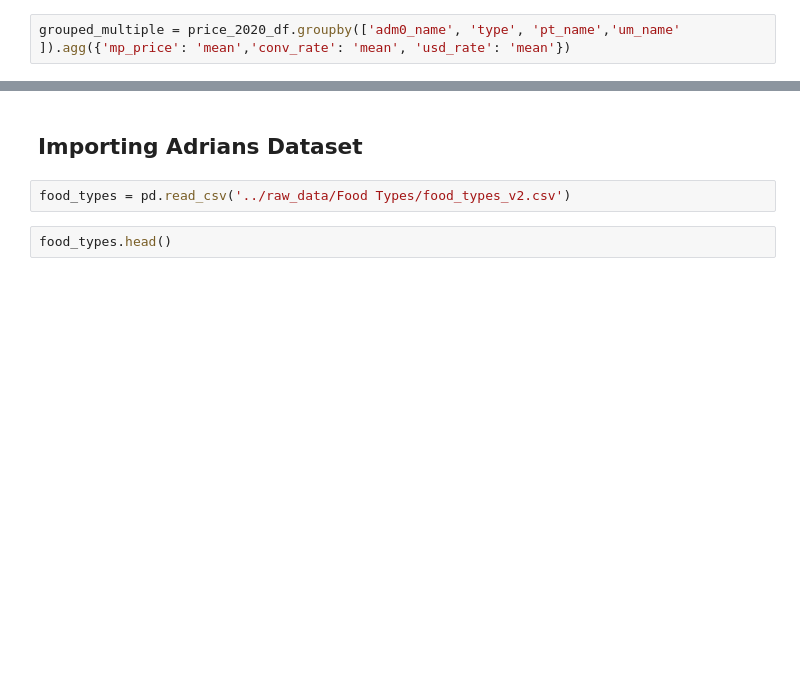
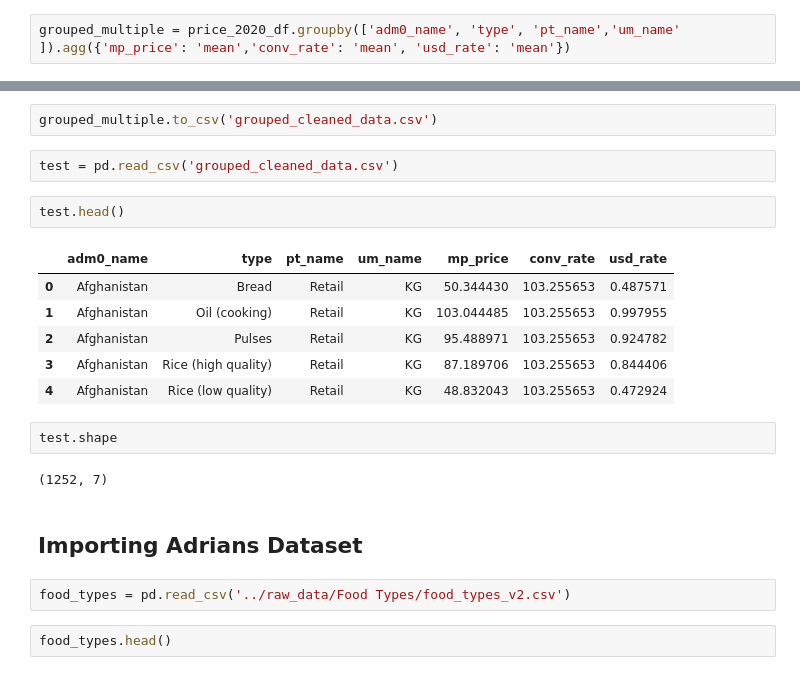
Before and after one commit to AllanRPetersen/Predicting-Food-Prices, a Jupyter notebook: notebooks/Allan_Cleaned Food Prices Grouped.ipynb, the cells around one changed output, grey strips where cells are left out. Saved outputs shown, nothing was run; the diff lists cells and outputs as text; blank space fills up the shorter version.

```diff
--- a/notebooks/Allan_Cleaned Food Prices Grouped.ipynb
+++ b/notebooks/Allan_Cleaned Food Prices Grouped.ipynb
@@ -346,3 +353,20 @@ grouped_multiple.head()
+# %%
+grouped_multiple.to_csv('grouped_cleaned_data.csv')
+# %%
+test = pd.read_csv('grouped_cleaned_data.csv')
+# %%
+test.head()
+# %% [output]
+|  | adm0_name | type | pt_name | um_name | mp_price | conv_rate | usd_rate |
+| 0 | Afghanistan | Bread | Retail | KG | 50.344430 | 103.255653 | 0.487571 |
+| 1 | Afghanistan | Oil (cooking) | Retail | KG | 103.044485 | 103.255653 | 0.997955 |
+| 2 | Afghanistan | Pulses | Retail | KG | 95.488971 | 103.255653 | 0.924782 |
+| 3 | Afghanistan | Rice (high quality) | Retail | KG | 87.189706 | 103.255653 | 0.844406 |
+| 4 | Afghanistan | Rice (low quality) | Retail | KG | 48.832043 | 103.255653 | 0.472924 |
+# %%
+test.shape
+# %% [output]
+(1252, 7)
 # %% [markdown]
 ## Importing Adrians Dataset
 # %%
```
Also changed, not shown: parts of 6 cells of this notebook, 2 other files.
